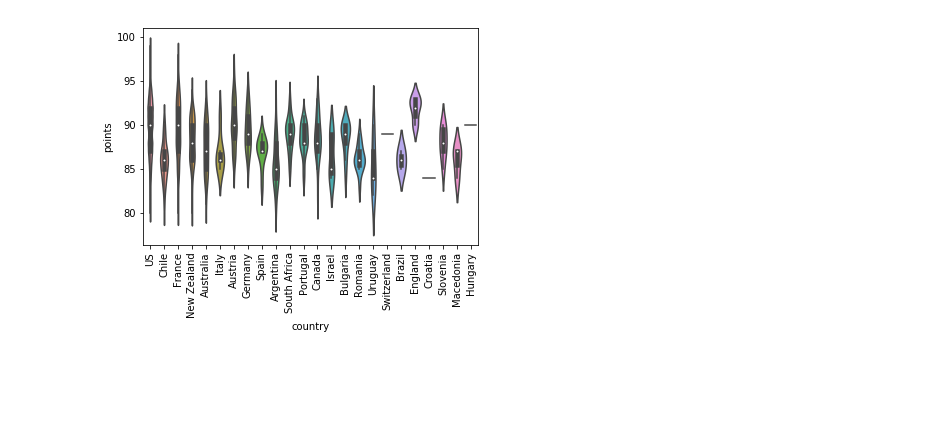
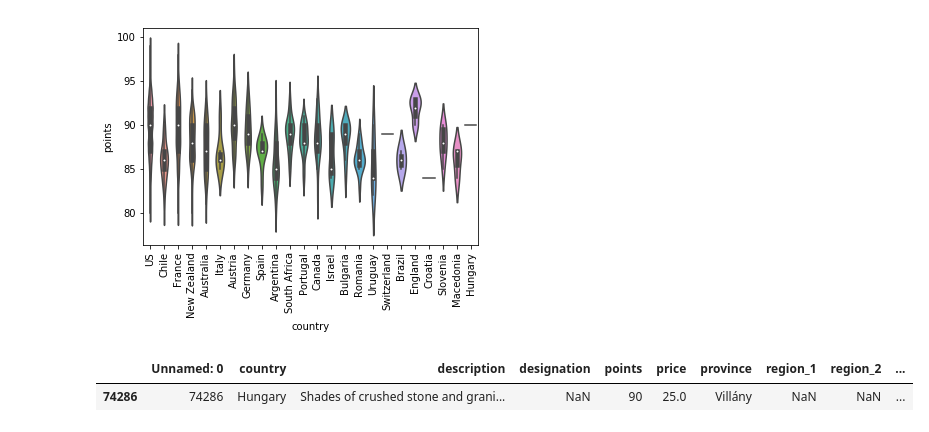
Before and after one commit to ENGRMike/GWProjectOne, a Jupyter notebook: VinyardDataAnalysis_mb.ipynb, the cells around one changed output. Drawn from its saved outputs; the diff is of its cells as text; code cells hidden in the pictures; blank space fills up the shorter version.

```diff
--- a/VinyardDataAnalysis_mb.ipynb
+++ b/VinyardDataAnalysis_mb.ipynb
@@ -30,3 +31,8 @@ plot.set_xticklabels(plot.get_xticklabels(), rotation=90)
 plt.show()
 # %% [output]
 [figure]
+# %%
+pinot_df[pinot_df['country'] == 'Hungary']
+# %% [output]
+|  | Unnamed: 0 | country | description | designation | points | price | province | region_1 | region_2 | ... |
+| 74286 | 74286 | Hungary | Shades of crushed stone and grani... | NaN | 90 | 25.0 | Villány | NaN | NaN | ... |
```
Also changed, not shown: parts of 1 cell of this notebook.
